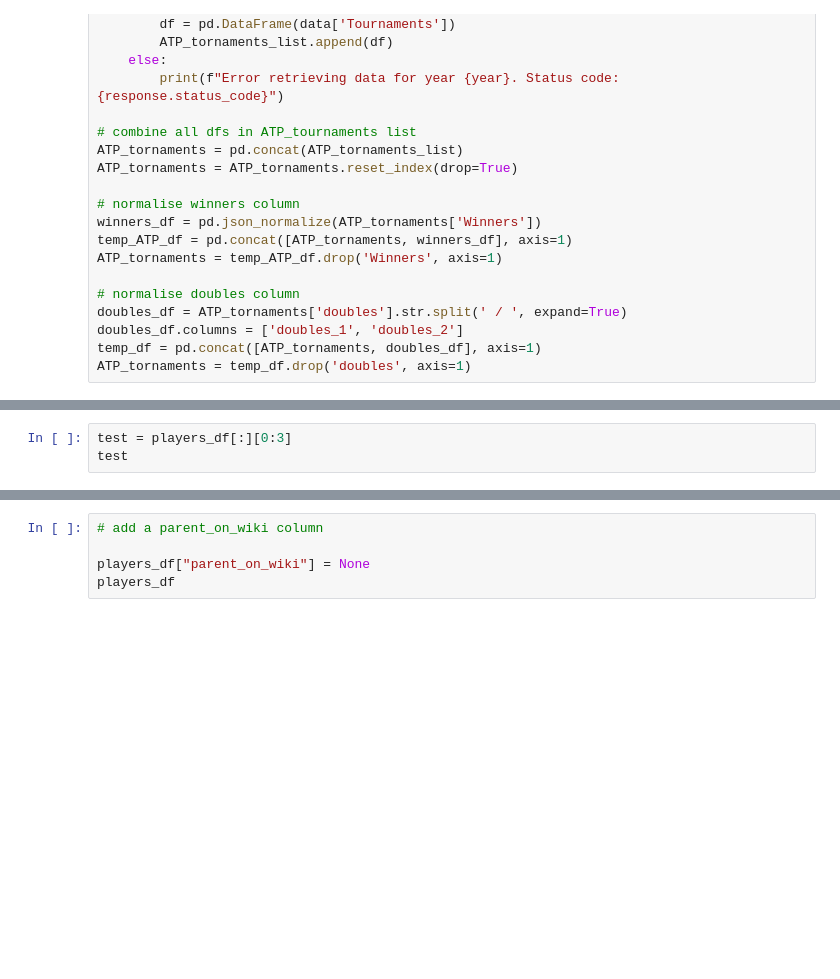
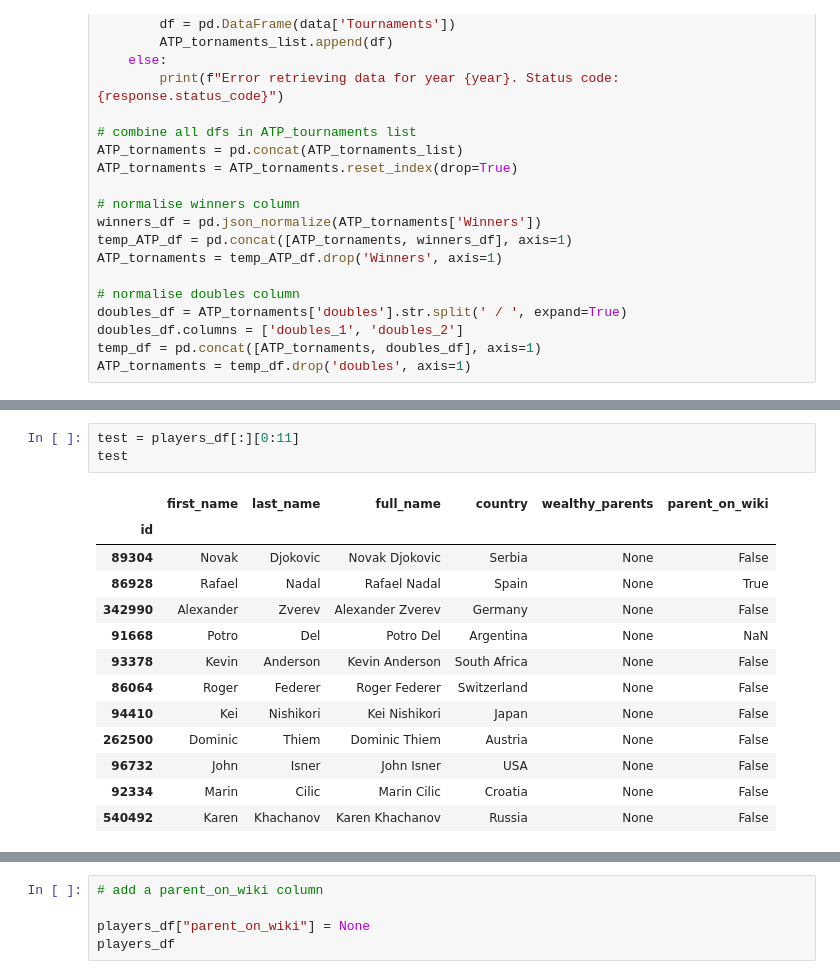
Before and after one commit to mmmcustard/analytics158739, a Jupyter notebook: 158739Assignment4.ipynb, the cells around one changed output, grey strips where cells are left out. Cells and saved outputs as stored; diff of their text form; blank space fills up the shorter version.

```diff
--- a/158739Assignment4.ipynb
+++ b/158739Assignment4.ipynb
@@ -434,4 +460,18 @@ players_df
 # %%
-test = players_df[:][0:3]
+test = players_df[:][0:11]
 test
+# %% [output]
+|  | first_name | last_name | full_name | country | wealthy_parents | parent_on_wiki |
+| id |  |  |  |  |  |  |
+| 89304 | Novak | Djokovic | Novak Djokovic | Serbia | None | False |
+| 86928 | Rafael | Nadal | Rafael Nadal | Spain | None | True |
+| 342990 | Alexander | Zverev | Alexander Zverev | Germany | None | False |
+| 91668 | Potro | Del | Potro Del | Argentina | None | NaN |
+| 93378 | Kevin | Anderson | Kevin Anderson | South Africa | None | False |
+| 86064 | Roger | Federer | Roger Federer | Switzerland | None | False |
+| 94410 | Kei | Nishikori | Kei Nishikori | Japan | None | False |
+| 262500 | Dominic | Thiem | Dominic Thiem | Austria | None | False |
+| 96732 | John | Isner | John Isner | USA | None | False |
+| 92334 | Marin | Cilic | Marin Cilic | Croatia | None | False |
+| 540492 | Karen | Khachanov | Karen Khachanov | Russia | None | False |
 # %%
```
Also changed, not shown: parts of 29 cells of this notebook, 2 other files.
